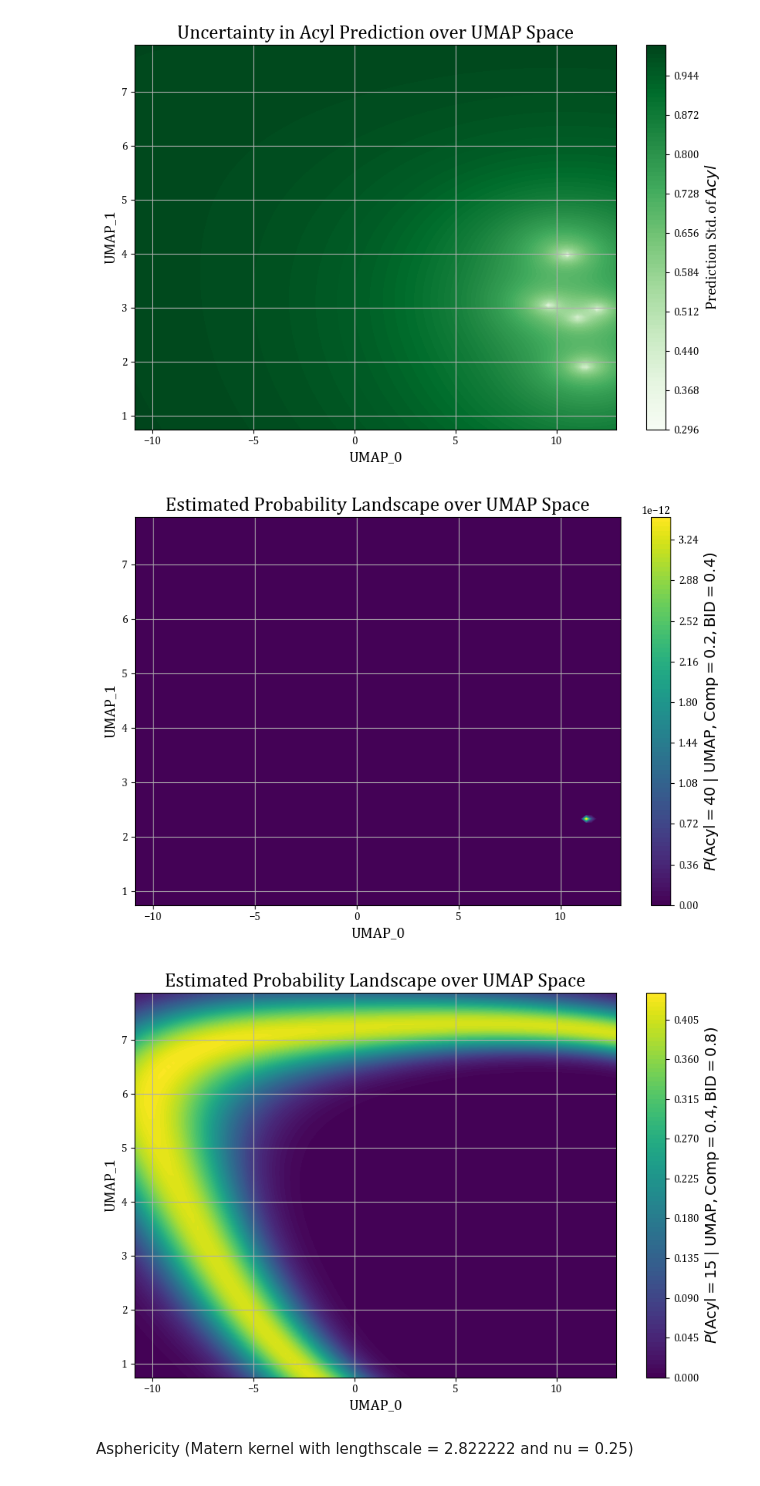
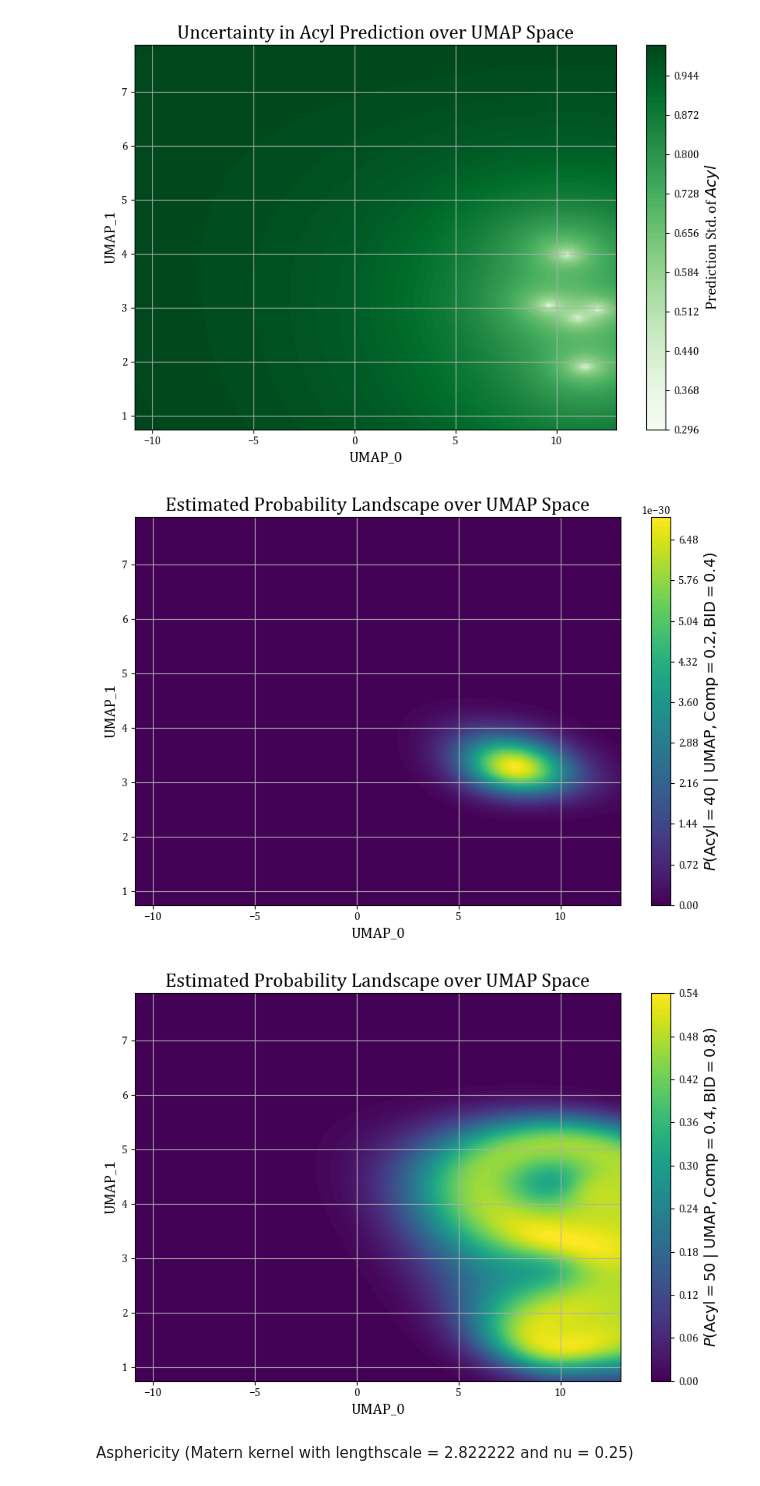
Before and after one commit to PhucMTran/COS-513-Project, a Jupyter notebook: Results.ipynb, the cells around one changed output. Drawn from its saved outputs; the diff is of its cells as text; code cells hidden in the pictures.

```diff
--- a/Results.ipynb
+++ b/Results.ipynb
@@ -683,8 +912,8 @@ U0_flat = U0.ravel()
 U1_flat = U1.ravel()
 
 # Fixed Comp and BID
-comp = 0.2
-bid = 0.4
+comp = 0.5
+bid = 0.1
 
 # Input matrix: shape (n_points, 4)
 X_grid = np.column_stack([np.full_like(U0_flat, comp),
@@ -699,7 +928,7 @@ X_grid_scaled = scaler.transform(X_grid)
 acyl_pred, acyl_std = gpr_acyl.predict(X_grid_scaled, return_std=True)
 
 # Compute probability density for Acyl = 20
-p_acyl20 = norm.pdf(40, loc=acyl_pred, scale=acyl_std)
+p_acyl20 = norm.pdf(20, loc=acyl_pred, scale=acyl_std)
 
 # Reshape back to grid
 P_grid = p_acyl20.reshape(U0.shape)
@@ -716,7 +945,7 @@ plt.grid(True)
 plt.tight_layout()
 plt.show()
 # %% [output]
-[figure, old version]
+[figure, new version]
 # %%
 from scipy.stats import norm
 
@@ -730,37 +959,37 @@ U0_flat = U0.ravel()
 U1_flat = U1.ravel()
 
 # Fixed Comp and BID
-comp = 0.4
+comp = 0.45
 bid = 0.8
 
 # Input matrix: shape (n_points, 4)
 X_grid = np.column_stack([np.full_like(U0_flat, comp),
                           np.full_like(U0_flat, bid),
                           U0_flat,
                           U1_flat])
 
 # Scale features
 X_grid_scaled = scaler.transform(X_grid)
 
 # Predict using trained model
 acyl_pred, acyl_std = gpr_acyl.predict(X_grid_scaled, return_std=True)
 
 # Compute probability density for Acyl = 20
-p_acyl20 = norm.pdf(10, loc=acyl_pred, scale=acyl_std)
+p_acyl20 = norm.pdf(15, loc=acyl_pred, scale=acyl_std)
 
 # Reshape back to grid
 P_grid = p_acyl20.reshape(U0.shape)
 
 # ---------- Plot ----------
 plt.figure(figsize=(8.5, 6))
 contour = plt.contourf(U0, U1, P_grid, levels=100, cmap='viridis')
 cbar = plt.colorbar(contour)
-cbar.set_label(r"$P(\mathrm{Acyl} = 15 \mid \mathrm{UMAP}, \mathrm{Comp}=0.4, \mathrm{BID}=0.8)$", fontsize=14)
+cbar.set_label(r"$P(\mathrm{Acyl} = 50 \mid \mathrm{UMAP}, \mathrm{Comp}=0.4, \mathrm{BID}=0.8)$", fontsize=14)
 plt.xlabel("UMAP_0", fontsize=14)
 plt.ylabel("UMAP_1", fontsize=14)
 plt.title("Estimated Probability Landscape over UMAP Space", fontsize=18)
 plt.grid(True)
 plt.tight_layout()
 plt.show()
 # %% [output]
-[figure, old version]
+[figure, new version]
```
Also changed, not shown: parts of 10 cells of this notebook.
